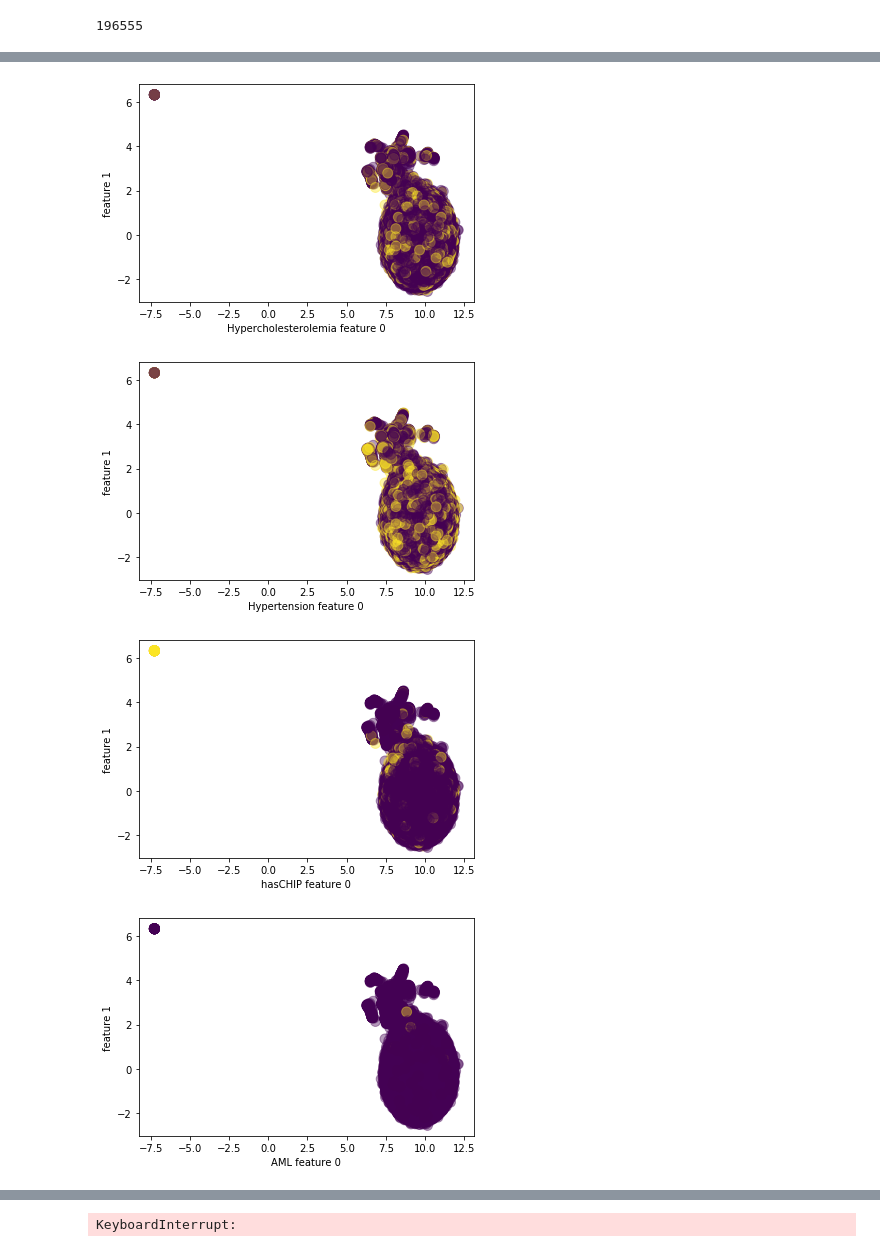
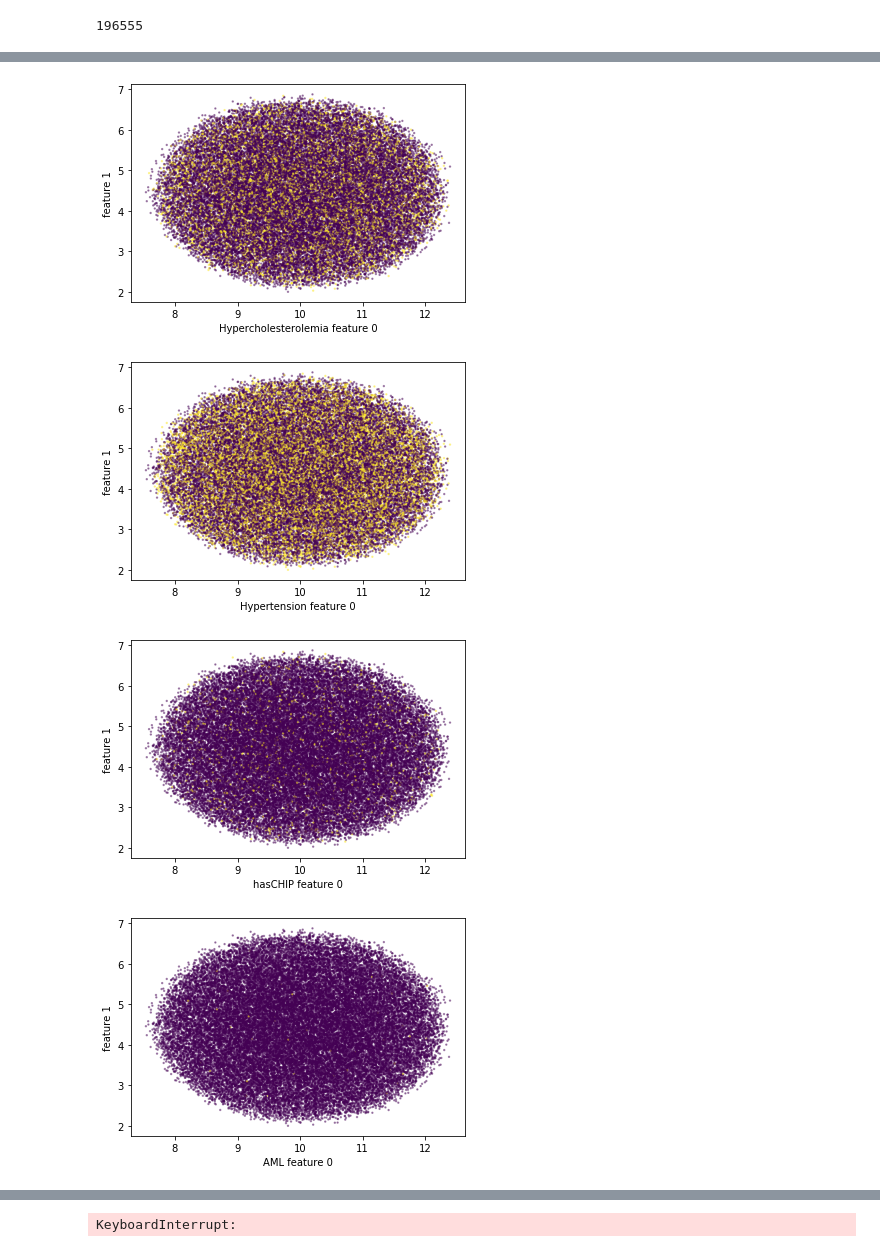
Before and after one commit to yaromar/CHUD, a Jupyter notebook: vis_clustering_yaro.ipynb, the cells around one changed output, grey strips where cells are left out. Saved outputs shown, nothing was run; the diff lists cells and outputs as text; code cells hidden in the pictures.

Commit message:
Add files via upload
changed it to use jaccard distance

```diff
--- a/vis_clustering_yaro.ipynb
+++ b/vis_clustering_yaro.ipynb
@@ -143,16 +147,18 @@ len(data.columns)
 # %%
 #VISUALISATION:
 # %%
-#PCA with data normalization
+#PCA without data normalization
 #not using phenotypes for my clustering methods, instead using them as labels
-scaler = StandardScaler()
-scaler.fit(data)
 
-X_train_scaled = scaler.transform(data)
+# scaler = StandardScaler()
+# scaler.fit(data)
+
+# X_train_scaled = scaler.transform(data)
 
 pca_scaled = PCA()
 
-X_pca_scaled = pca_scaled.fit_transform(X_train_scaled)
+# X_pca_scaled = pca_scaled.fit_transform(X_train_scaled)
+X_pca_scaled = pca_scaled.fit_transform(data)
 # %%
 #Adjust number of PCs used in the future analyses according to this graph:
 plt.plot(np.cumsum(pca_scaled.explained_variance_ratio_))
@@ -175,6 +201,6 @@ for phenotype in phenotypes.columns:
 # %%
 #T-SNE:
-tsne = TSNE(random_state=42, n_components=2, n_jobs=-1)
+tsne = TSNE(random_state=42, n_components=2, n_jobs=-1, metric='jaccard')
 tsne_data = tsne.fit_transform(X_pca_scaled[:, 0:1900])#adjust '1900' according to the # of PCs you are using; use reduced_pca[:, 0:1900] instead if using only a slice of the data
 # %%
 for phenotype in phenotypes.data:
@@ -190,23 +216,26 @@ for phenotype in phenotypes.data:
 # Can show all four figures at once by calling plt.show() here, outside the loop.
 #plt.show()
 # %%
+# #UMAP
+# import umap
+# reducer = umap.UMAP(random_state=42)
+# embedding = reducer.fit_transform(X_pca_scaled[:, 0:1900]) #adjust '1900' according to the # of PCs you are using; use reduced_pca[:, 0:1900] instead if using only a slice of the data
+
 #UMAP
-import umap
-reducer = umap.UMAP(random_state=42)
-reducer.fit(X_pca_scaled[:, 0:1900]) #adjust the num of PCs according to the variance covered#T-SNE:#adjust '1900' according to the # of PCs you are using; use reduced_pca[:, 0:1900] instead if using only a slice of the data
-embedding = reducer.transform(X_pca_scaled[:, 0:1900]) #adjust '1900' according to the # of PCs you are using; use reduced_pca[:, 0:1900] instead if using only a slice of the data
+reducer = umap.UMAP(random_state=42, metric='jaccard')
+embedding = reducer.fit_transform(data)
 # %%
 for phenotype in phenotypes.columns:
     plt.figure()
-    plt.scatter(embedding[:, 0], embedding[:, 1], c=phenotypes[phenotype], s=100, alpha=.4)
+    plt.scatter(embedding[:, 0], embedding[:, 1], c=phenotypes[phenotype], s=2, alpha=.4)
     plt.xlabel(phenotype + " feature 0")
     plt.ylabel("feature 1")
     # Show/save figure as desired.
     plt.show()
 # Can show all four figures at once by calling plt.show() here, outside the loop.
 #plt.show()
 # %% [output]
-[figure, old version]
+[figure, new version]
-[figure, old version]
+[figure, new version]
-[figure, old version]
+[figure, new version]
-[figure, old version]
+[figure, new version]
```
Also changed, not shown: parts of 22 cells of this notebook.
